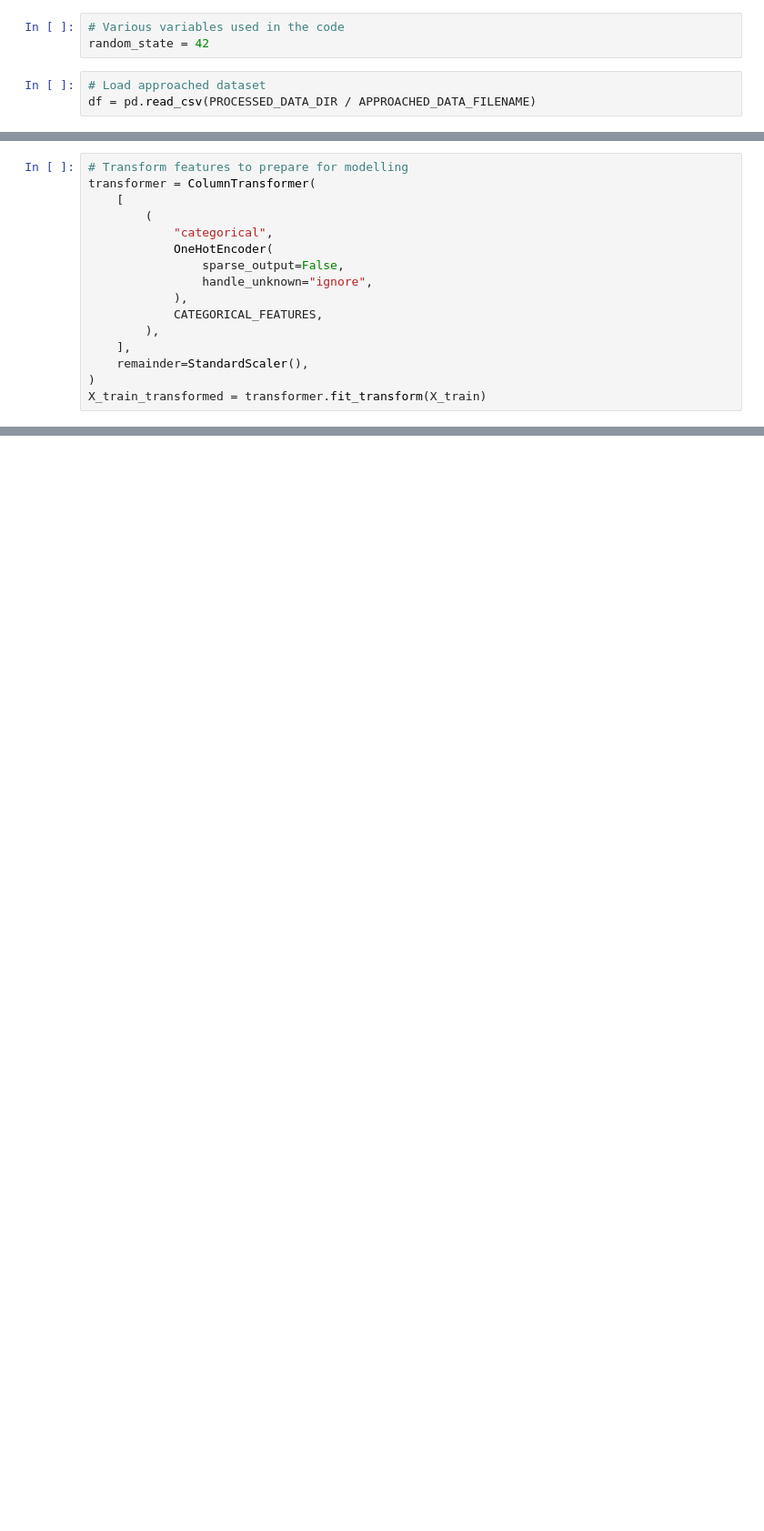
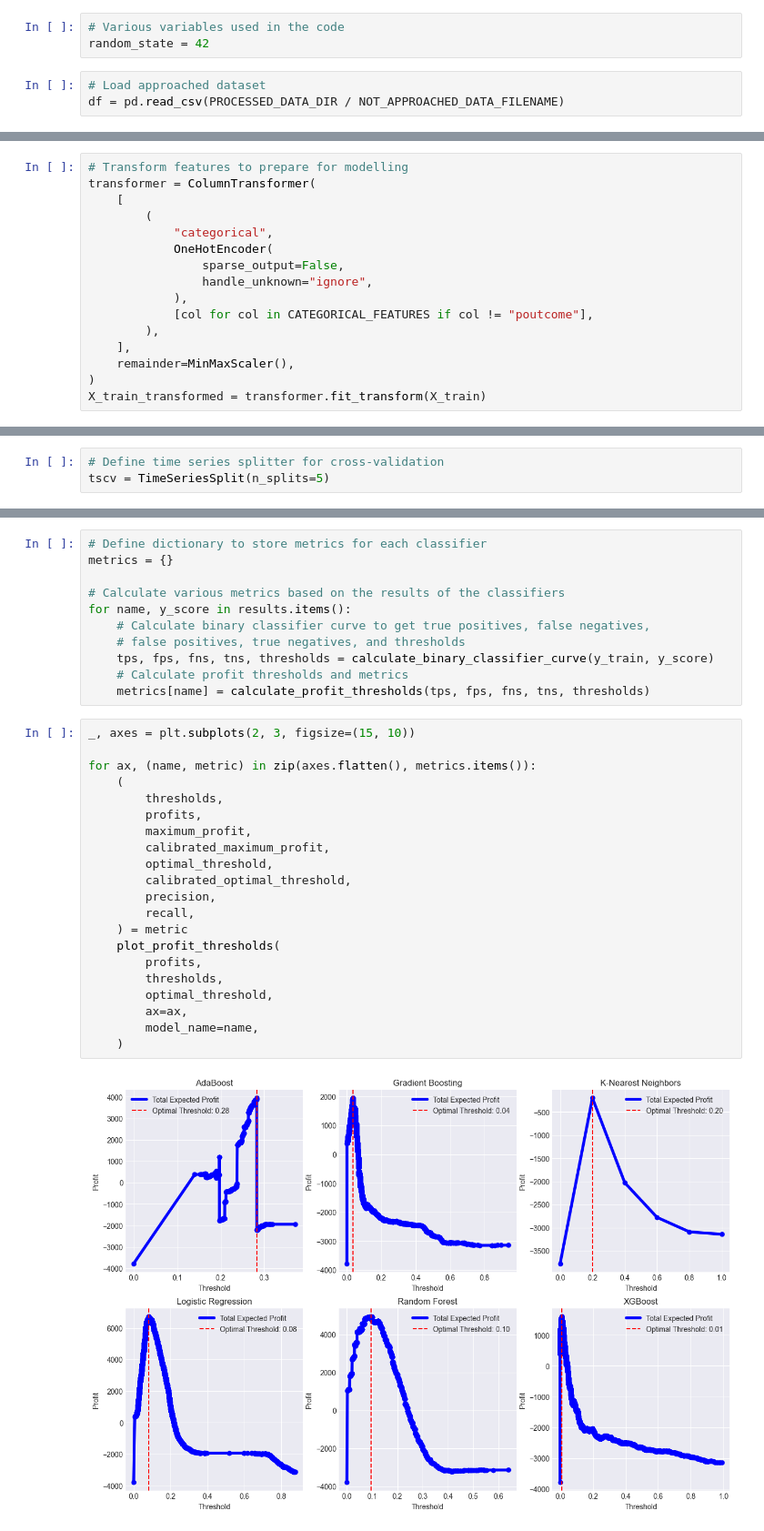
Before and after one commit to vanesterik/mads-telemarketing-assigment, a Jupyter notebook: notebooks/2.0-kve-predictive-modelling.ipynb, the cells around one changed output, grey strips where cells are left out. Shown: that part at 91% size. Drawn from its saved outputs; the diff is of its cells as text; blank space fills up the shorter version.

Commit message:
feat: setup gridsearch and cross validation

```diff
--- a/notebooks/2.0-kve-predictive-modelling.ipynb
+++ b/notebooks/2.0-kve-predictive-modelling.ipynb
@@ -27,7 +33,7 @@ from mads_telemarketing_assignment.config import (
 random_state = 42
 # %%
 # Load approached dataset
-df = pd.read_csv(PROCESSED_DATA_DIR / APPROACHED_DATA_FILENAME)
+df = pd.read_csv(PROCESSED_DATA_DIR / NOT_APPROACHED_DATA_FILENAME)
 # %%
 # Define X and y for modeling
 X = df.drop(columns=["y"], axis=1)
@@ -55,10 +65,10 @@ transformer = ColumnTransformer(
                 sparse_output=False,
                 handle_unknown="ignore",
             ),
-            CATEGORICAL_FEATURES,
+            [col for col in CATEGORICAL_FEATURES if col != "poutcome"],
         ),
     ],
-    remainder=StandardScaler(),
+    remainder=MinMaxScaler(),
 )
 X_train_transformed = transformer.fit_transform(X_train)
 # %%
@@ -98,0 +117,3 @@ classifiers = [
+# %%
+# Define time series splitter for cross-validation
+tscv = TimeSeriesSplit(n_splits=5)
@@ -232,3 +210,37 @@ Start modelling:
 ✅ Modelling completed.
+# %%
+# Define dictionary to store metrics for each classifier
+metrics = {}
+
+# Calculate various metrics based on the results of the classifiers
+for name, y_score in results.items():
+    # Calculate binary classifier curve to get true positives, false negatives,
+    # false positives, true negatives, and thresholds
+    tps, fps, fns, tns, thresholds = calculate_binary_classifier_curve(y_train, y_score)
+    # Calculate profit thresholds and metrics
+    metrics[name] = calculate_profit_thresholds(tps, fps, fns, tns, thresholds)
+# %%
+_, axes = plt.subplots(2, 3, figsize=(15, 10))
+
+for ax, (name, metric) in zip(axes.flatten(), metrics.items()):
+    (
+        thresholds,
+        profits,
+        maximum_profit,
+        calibrated_maximum_profit,
+        optimal_threshold,
+        calibrated_optimal_threshold,
+        precision,
+        recall,
+    ) = metric
+    plot_profit_thresholds(
+        profits,
+        thresholds,
+        optimal_threshold,
+        ax=ax,
+        model_name=name,
+    )
+# %% [output]
+[figure, added]
 # %%
 # Prepare headers and metrics for the table
```
Also changed, not shown: parts of 12 cells of this notebook, 11 other files.
